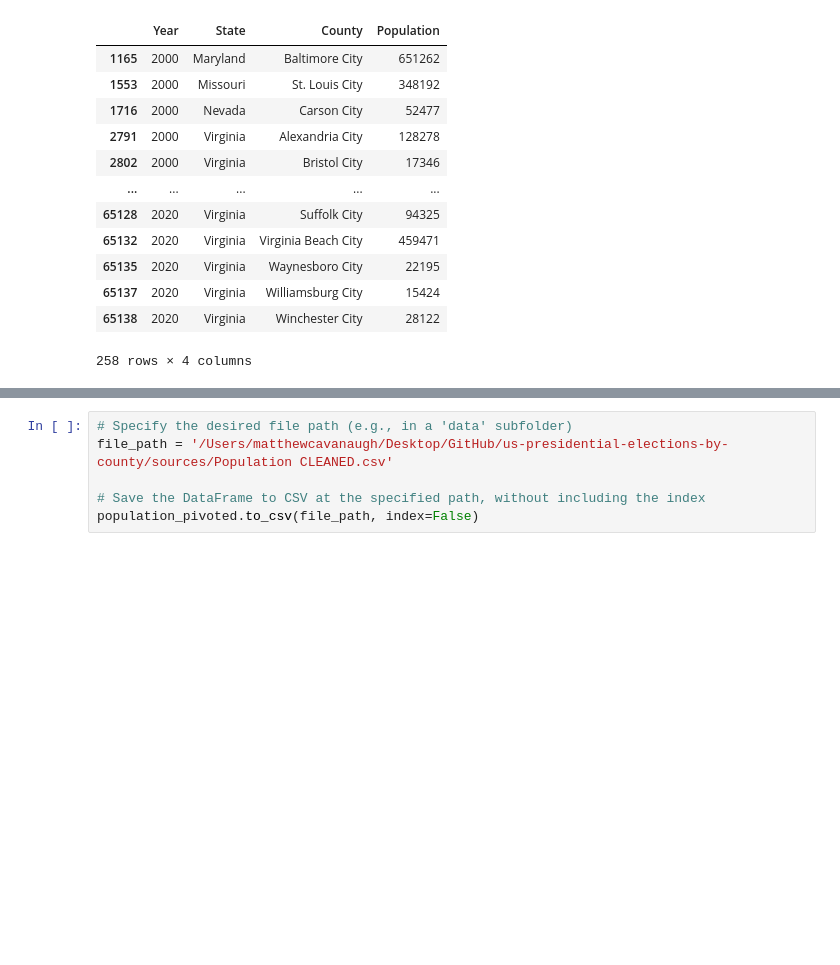
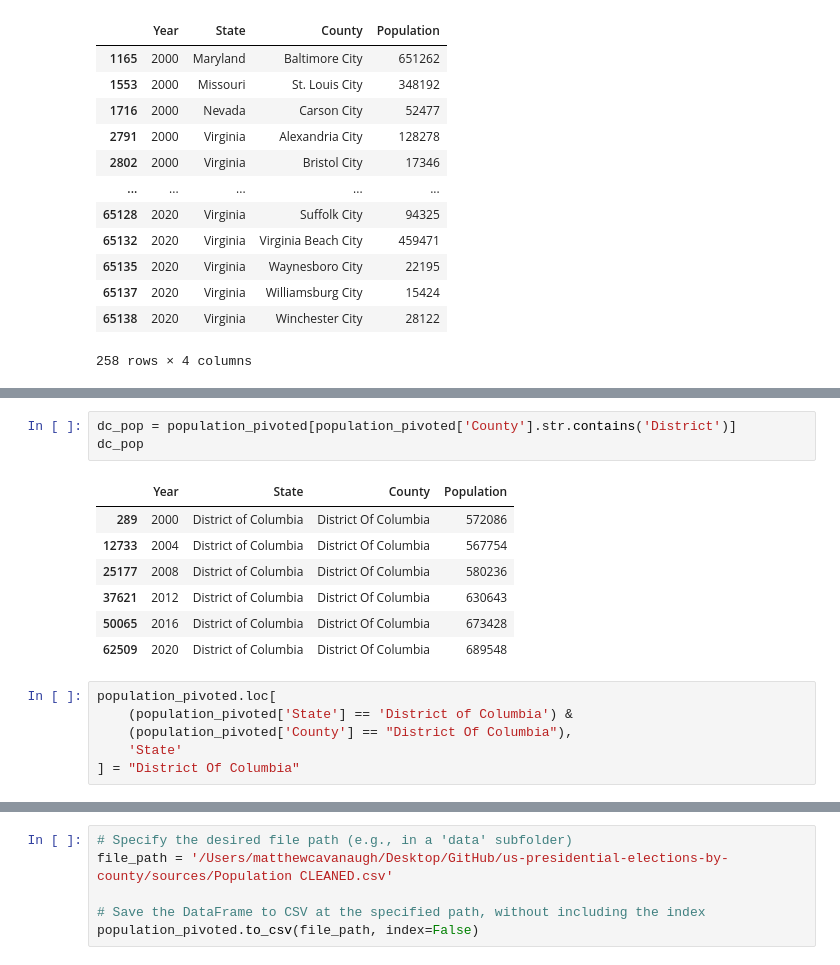
Before and after one commit to matthewcavanaugh96/us-presidential-elections-by-county, a Jupyter notebook: sources/Population.ipynb, the cells around one changed output, grey strips where cells are left out. Saved outputs shown, nothing was run; the diff lists cells and outputs as text; blank space fills up the shorter version.

```diff
--- a/sources/Population.ipynb
+++ b/sources/Population.ipynb
@@ -646,0 +681,17 @@ population_pivoted[population_pivoted['County'].str.contains('City')]
+# %%
+dc_pop = population_pivoted[population_pivoted['County'].str.contains('District')]
+dc_pop
+# %% [output]
+|  | Year | State | County | Population |
+| 289 | 2000 | District of Columbia | District Of Columbia | 572086 |
+| 12733 | 2004 | District of Columbia | District Of Columbia | 567754 |
+| 25177 | 2008 | District of Columbia | District Of Columbia | 580236 |
+| 37621 | 2012 | District of Columbia | District Of Columbia | 630643 |
+| 50065 | 2016 | District of Columbia | District Of Columbia | 673428 |
+| 62509 | 2020 | District of Columbia | District Of Columbia | 689548 |
+# %%
+population_pivoted.loc[
+    (population_pivoted['State'] == 'District of Columbia') &
+    (population_pivoted['County'] == "District Of Columbia"),
+    'State'
+] = "District Of Columbia"
```
Also changed, not shown: parts of 6 cells of this notebook, 5 other files.
